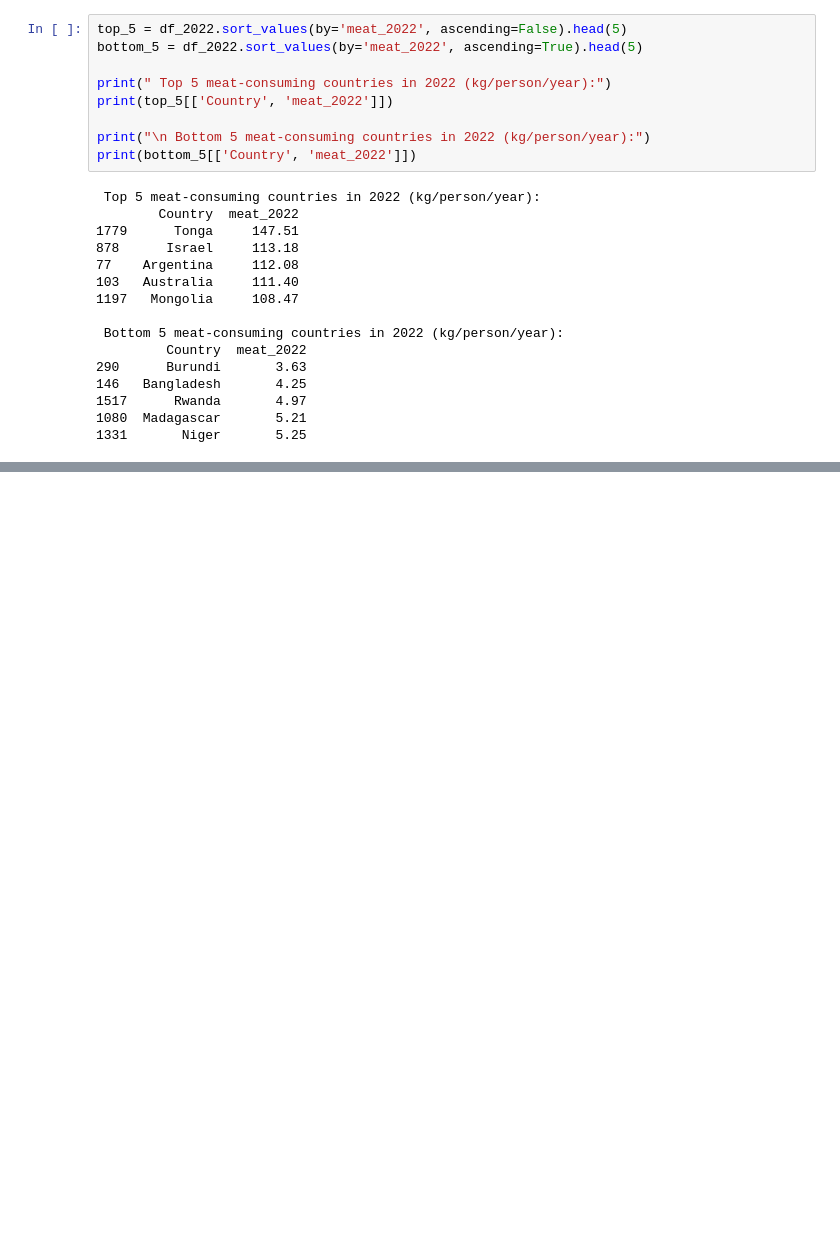
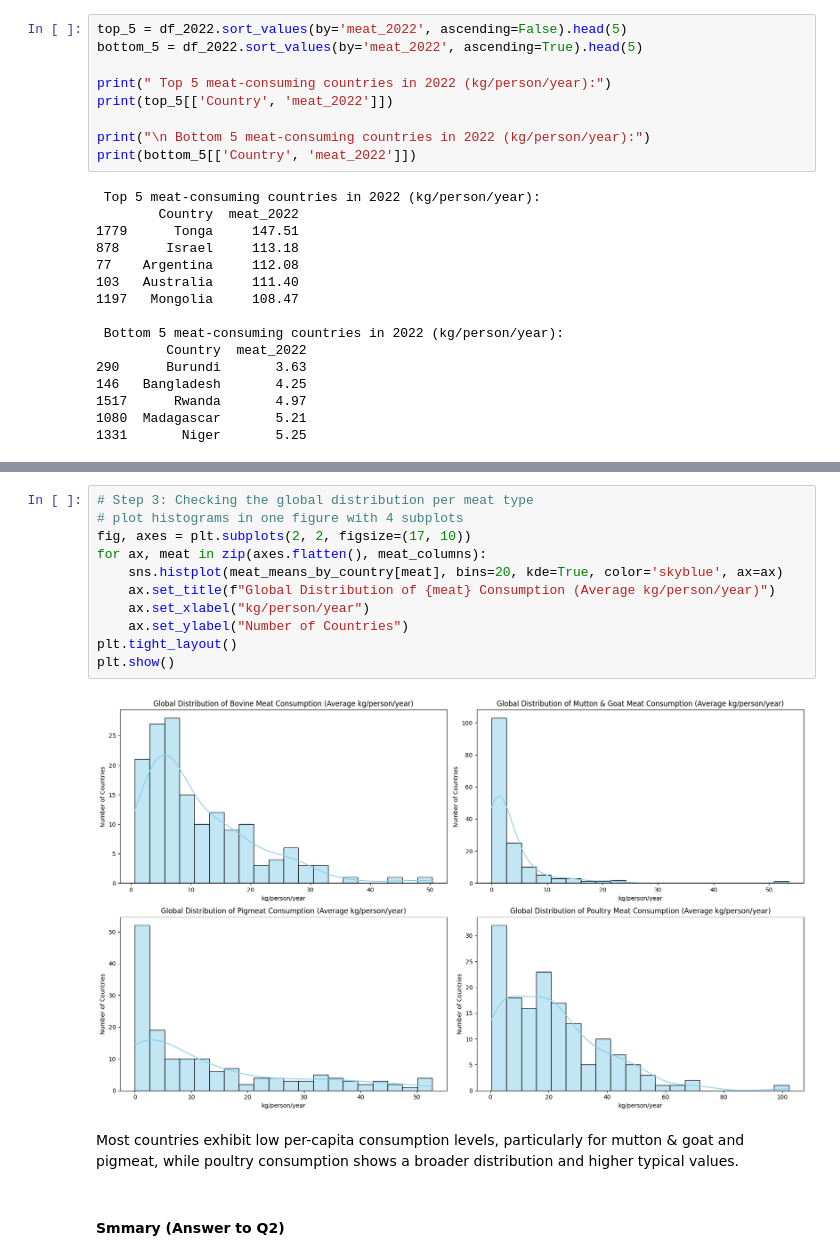
Before and after one commit to mquezada13/meat-consumption-analysis, a Jupyter notebook: notebooks/02_data_exploration.ipynb, the cells around one changed output, grey strips where cells are left out. Cells and saved outputs as stored; diff of their text form; blank space fills up the shorter version.

```diff
--- a/notebooks/02_data_exploration.ipynb
+++ b/notebooks/02_data_exploration.ipynb
@@ -346,0 +375,17 @@ print(bottom_5[['Country', 'meat_2022']])
+# %%
+# Step 3: Checking the global distribution per meat type
+# plot histograms in one figure with 4 subplots
+fig, axes = plt.subplots(2, 2, figsize=(17, 10))
+for ax, meat in zip(axes.flatten(), meat_columns):
+    sns.histplot(meat_means_by_country[meat], bins=20, kde=True, color='skyblue', ax=ax)
+    ax.set_title(f"Global Distribution of {meat} Consumption (Average kg/person/year)")
+    ax.set_xlabel("kg/person/year")
+    ax.set_ylabel("Number of Countries")
+plt.tight_layout()
+plt.show()
+# %% [output]
+[figure, added]
+# %% [markdown]
+Most countries exhibit low per-capita consumption levels, particularly for mutton & goat and pigmeat, while poultry consumption shows a broader distribution and higher typical values.
+# %% [markdown]
+#### Smmary (Answer to Q2)
```
Also changed, not shown: parts of 39 cells of this notebook, 12 other files.
